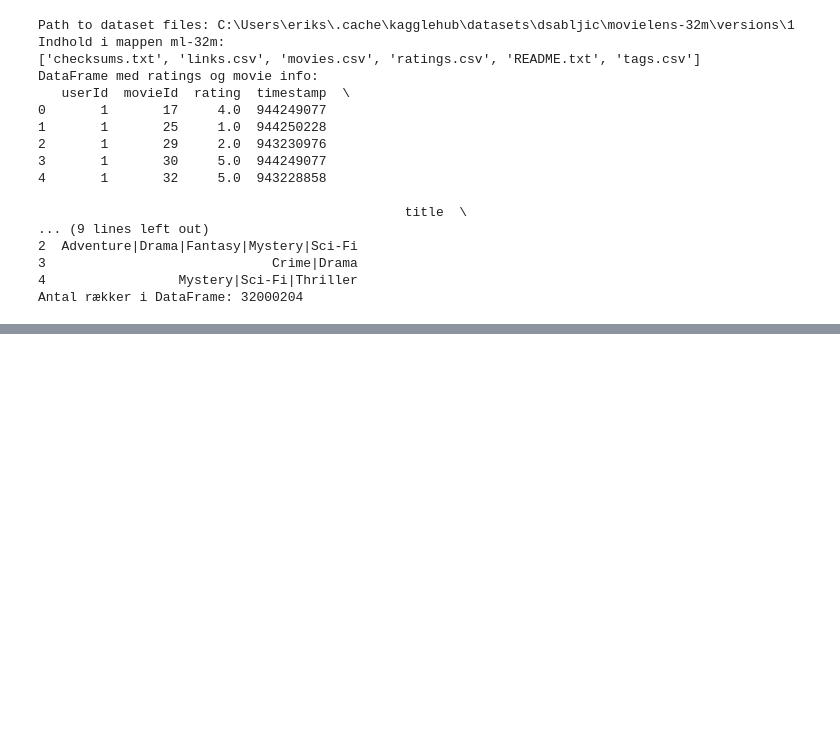
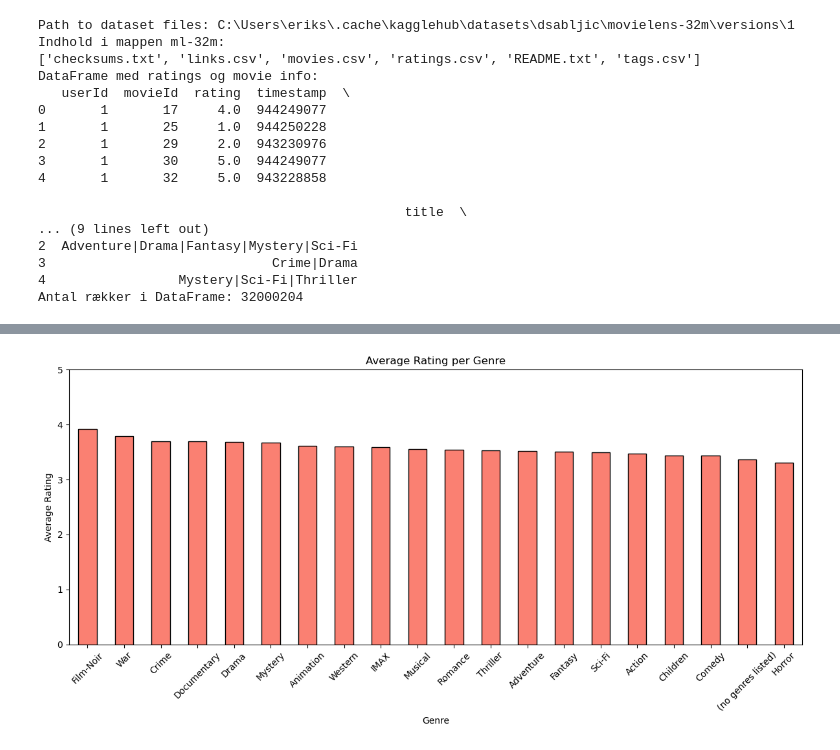
Before and after one commit to JonasGjorupEriksen/SWMAL_Group1, a Jupyter notebook: final_project/data_test.ipynb, the cells around one changed output, grey strips where cells are left out. Cells and saved outputs as stored; diff of their text form; code cells hidden in the pictures; blank space fills up the shorter version.

```diff
--- a/final_project/data_test.ipynb
+++ b/final_project/data_test.ipynb
@@ -70,0 +98,16 @@ Antal rækker i DataFrame: 32000204
+# %%
+# Group by genre and calculate average rating
+genre_avg_ratings = ratings_exploded.groupby('genres')['rating'].mean().sort_values(ascending=False)
+
+# Plot average rating per genre
+plt.figure(figsize=(12, 6))
+genre_avg_ratings.plot(kind='bar', color='salmon', edgecolor='black')
+plt.title('Average Rating per Genre')
+plt.xlabel('Genre')
+plt.ylabel('Average Rating')
+plt.xticks(rotation=45)
+plt.ylim(0, 5)
+plt.tight_layout()
+plt.show()
+# %% [output]
+[figure, added]
```
Also changed, not shown: parts of 8 cells of this notebook.
